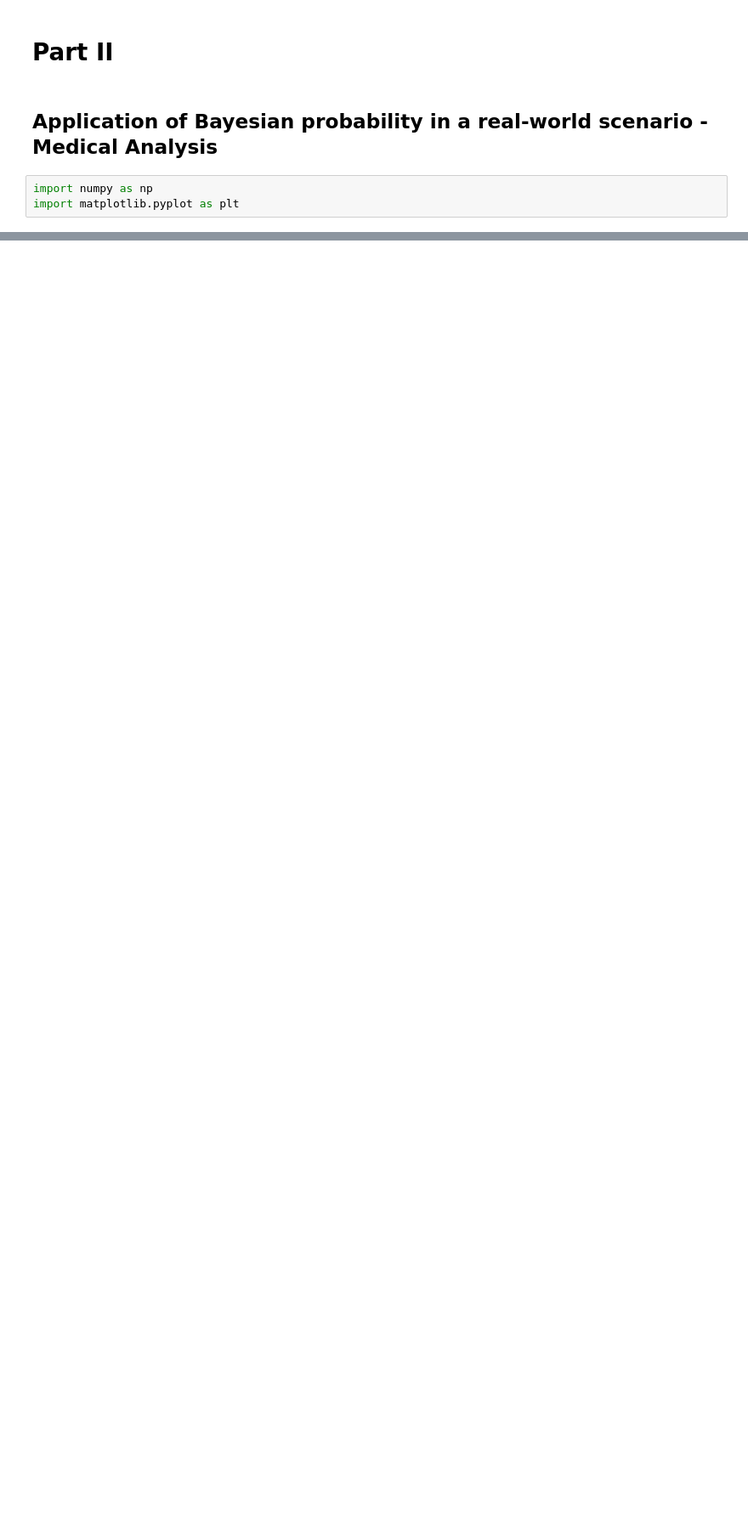
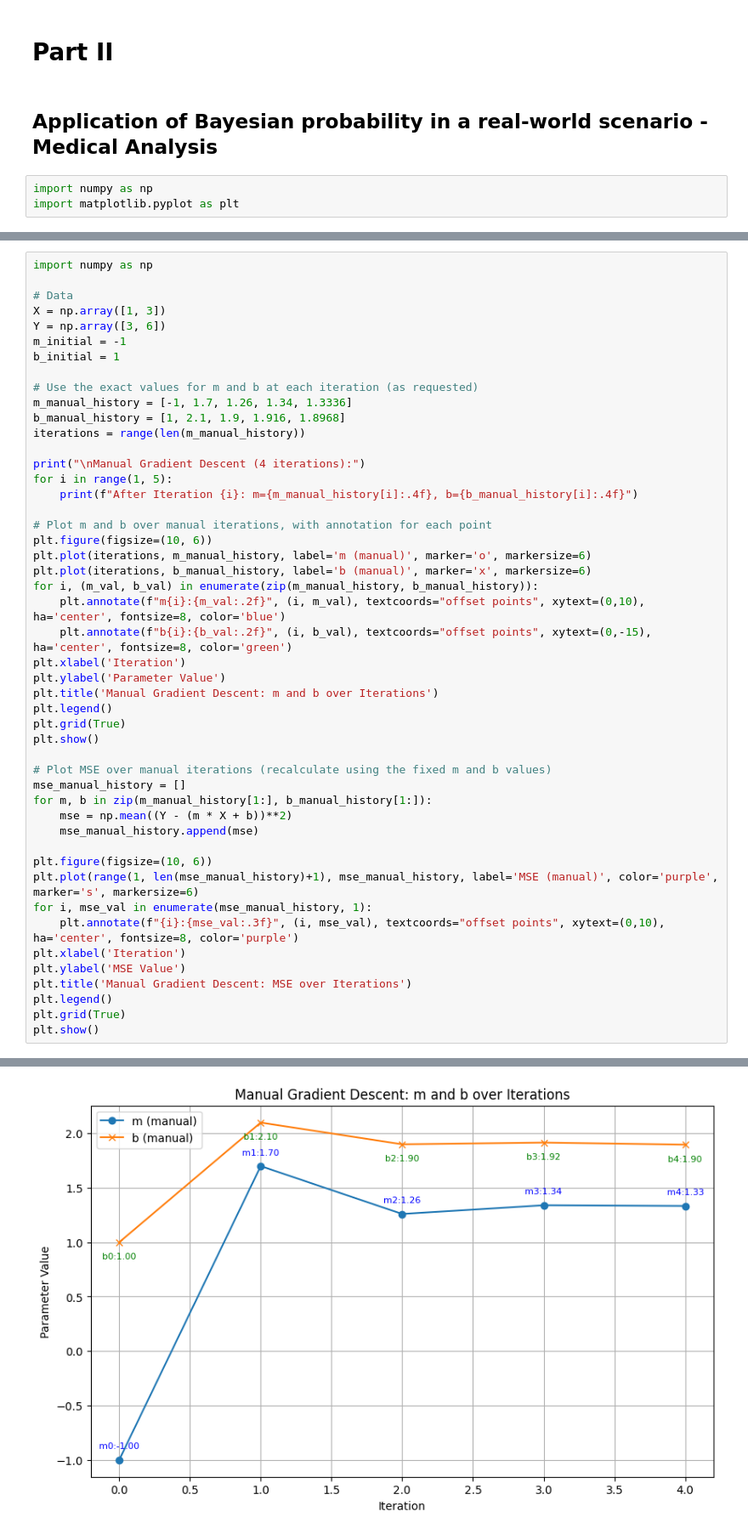
Before and after one commit to IrutingaboRaissa/formative3_group8, a Jupyter notebook: Untitled.ipynb, the cells around one changed output, grey strips where cells are left out. Shown at 85% size. Cells and saved outputs as stored; diff of their text form; blank space fills up the shorter version.

Commit message:
applied the gradient descent calculations, and visualized the results

```diff
--- a/Untitled.ipynb
+++ b/Untitled.ipynb
@@ -235,0 +240,49 @@ Posterior after 5 positive test(s): 0.9987
+# %%
+import numpy as np
+
+# Data
+X = np.array([1, 3])
+Y = np.array([3, 6])
+m_initial = -1
+b_initial = 1
+
+# Use the exact values for m and b at each iteration (as requested)
+m_manual_history = [-1, 1.7, 1.26, 1.34, 1.3336]
+b_manual_history = [1, 2.1, 1.9, 1.916, 1.8968]
+iterations = range(len(m_manual_history))
+
+print("\nManual Gradient Descent (4 iterations):")
+for i in range(1, 5):
+    print(f"After Iteration {i}: m={m_manual_history[i]:.4f}, b={b_manual_history[i]:.4f}")
+
+# Plot m and b over manual iterations, with annotation for each point
+plt.figure(figsize=(10, 6))
+plt.plot(iterations, m_manual_history, label='m (manual)', marker='o', markersize=6)
+plt.plot(iterations, b_manual_history, label='b (manual)', marker='x', markersize=6)
+for i, (m_val, b_val) in enumerate(zip(m_manual_history, b_manual_history)):
+    plt.annotate(f"m{i}:{m_val:.2f}", (i, m_val), textcoords="offset points", xytext=(0,10), ha='center', fontsize=8, color='blue')
+    plt.annotate(f"b{i}:{b_val:.2f}", (i, b_val), textcoords="offset points", xytext=(0,-15), ha='center', fontsize=8, color='green')
+plt.xlabel('Iteration')
+plt.ylabel('Parameter Value')
+plt.title('Manual Gradient Descent: m and b over Iterations')
+plt.legend()
+plt.grid(True)
+plt.show()
+
+# Plot MSE over manual iterations (recalculate using the fixed m and b values)
+mse_manual_history = []
+for m, b in zip(m_manual_history[1:], b_manual_history[1:]):
+    mse = np.mean((Y - (m * X + b))**2)
+    mse_manual_history.append(mse)
+
+plt.figure(figsize=(10, 6))
+plt.plot(range(1, len(mse_manual_history)+1), mse_manual_history, label='MSE (manual)', color='purple', marker='s', markersize=6)
+for i, mse_val in enumerate(mse_manual_history, 1):
+    plt.annotate(f"{i}:{mse_val:.3f}", (i, mse_val), textcoords="offset points", xytext=(0,10), ha='center', fontsize=8, color='purple')
+plt.xlabel('Iteration')
+plt.ylabel('MSE Value')
+plt.title('Manual Gradient Descent: MSE over Iterations')
+plt.legend()
+plt.grid(True)
+plt.show()
+# %% [output]
@@ -235,0 +294 @@ Posterior after 5 positive test(s): 0.9987
+[figure, added]
```
Also changed, not shown: parts of 4 cells of this notebook.
